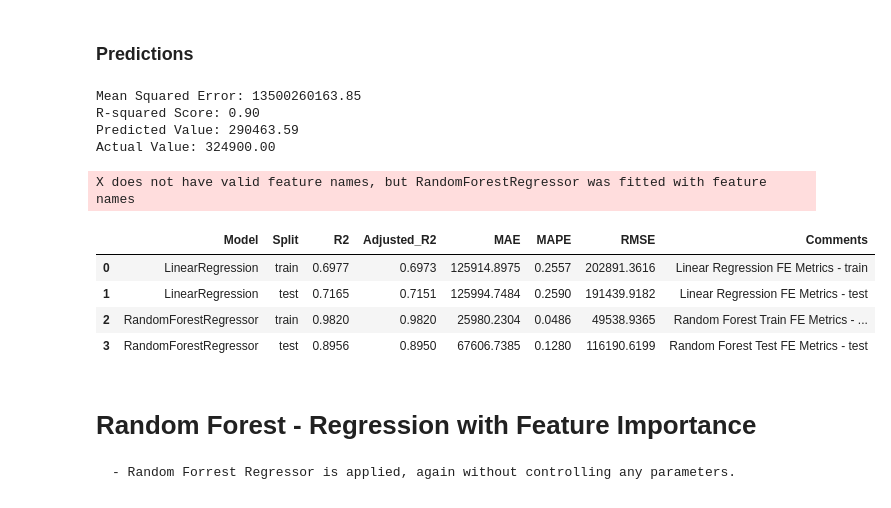
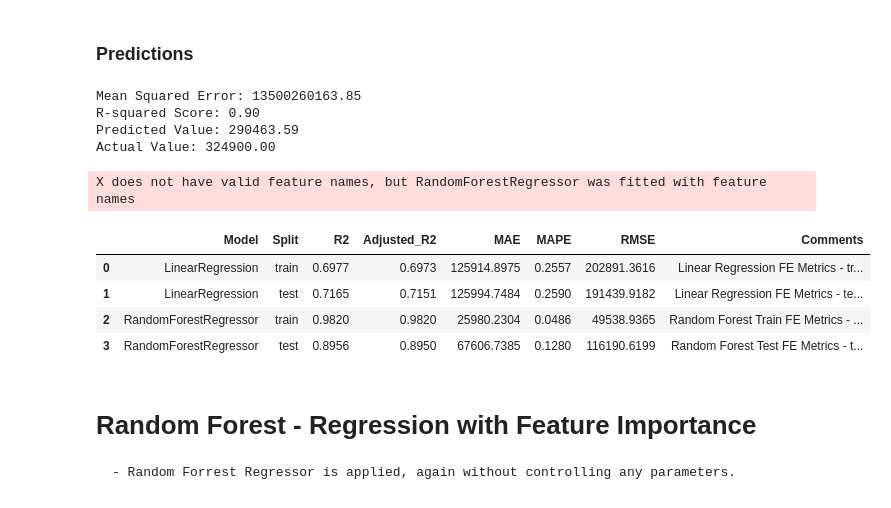
Before and after one commit to sheetansh/IronKaggle_DSML, a Jupyter notebook: Ironkaggle_FeatureEngineering.ipynb, the cells around one changed output. Cells and saved outputs as stored; diff of their text form; code cells hidden in the pictures.

```diff
--- a/Ironkaggle_FeatureEngineering.ipynb
+++ b/Ironkaggle_FeatureEngineering.ipynb
@@ -571,8 +571,8 @@ for feat, coef in feature_importance:
 
 metrics_df = create_metrics_df()
 
-metrics_df = add_new_metrics(metrics_df,LinReg, X_train, y_train, split="train", comments="Linear Regression FE Metrics - train")
-metrics_df = add_new_metrics(metrics_df,LinReg, X_test, y_test, split="test", comments="Linear Regression FE Metrics - test")
+metrics_df = add_new_metrics(metrics_df,LinReg, X_train, y_train, split="train", comments="Linear Regression FE Metrics - train - dropped features: date, id, yr_built, year_sold, month_sold")
+metrics_df = add_new_metrics(metrics_df,LinReg, X_test, y_test, split="test", comments="Linear Regression FE Metrics - test - dropped features: date, id, yr_built, year_sold, month_sold")
 
 metrics_df
 # %% [output]
@@ -636,34 +636,34 @@ RandomForestRegressor(n_estimators=110, random_state=13)
 # %%
 y_pred = rf_regressor.predict(X_test)
 
 mse = mean_squared_error(y_test, y_pred)
 r2 = r2_score(y_test, y_pred)
 
 print(f"Mean Squared Error: {mse:.2f}")
 print(f"R-squared Score: {r2:.2f}")
 
 single_data = X_test.iloc[0].values.reshape(1, -1)
 predicted_value = rf_regressor.predict(single_data)
 print(f"Predicted Value: {predicted_value[0]:.2f}")
 print(f"Actual Value: {y_test.iloc[0]:.2f}")
 
 
 
-metrics_df = add_new_metrics(metrics_df, rf_regressor, X_train, y_train, split="train", comments="Random Forest Train FE Metrics - train")
-metrics_df = add_new_metrics(metrics_df,rf_regressor, X_test, y_test, split="test", comments="Random Forest Test FE Metrics - test")
+metrics_df = add_new_metrics(metrics_df, rf_regressor, X_train, y_train, split="train", comments="Random Forest Train FE Metrics - train - dropped features: date, id, yr_built, year_sold, month_sold")
+metrics_df = add_new_metrics(metrics_df,rf_regressor, X_test, y_test, split="test", comments="Random Forest Test FE Metrics - test - dropped features: date, id, yr_built, year_sold, month_sold")
 
 metrics_df
 # %% [output]
 Mean Squared Error: 13500260163.85
 R-squared Score: 0.90
 Predicted Value: 290463.59
 Actual Value: 324900.00
 X does not have valid feature names, but RandomForestRegressor was fitted with feature names
 |  | Model | Split | R2 | Adjusted_R2 | MAE | MAPE | RMSE | Comments |
-| 0 | LinearRegression | train | 0.6977 | 0.6973 | 125914.8975 | 0.2557 | 202891.3616 | Linear Regression FE Metrics - train |
-| 1 | LinearRegression | test | 0.7165 | 0.7151 | 125994.7484 | 0.2590 | 191439.9182 | Linear Regression FE Metrics - test |
+| 0 | LinearRegression | train | 0.6977 | 0.6973 | 125914.8975 | 0.2557 | 202891.3616 | Linear Regression FE Metrics - tr... |
+| 1 | LinearRegression | test | 0.7165 | 0.7151 | 125994.7484 | 0.2590 | 191439.9182 | Linear Regression FE Metrics - te... |
 | 2 | RandomForestRegressor | train | 0.9820 | 0.9820 | 25980.2304 | 0.0486 | 49538.9365 | Random Forest Train FE Metrics - ... |
-| 3 | RandomForestRegressor | test | 0.8956 | 0.8950 | 67606.7385 | 0.1280 | 116190.6199 | Random Forest Test FE Metrics - test |
+| 3 | RandomForestRegressor | test | 0.8956 | 0.8950 | 67606.7385 | 0.1280 | 116190.6199 | Random Forest Test FE Metrics - t... |
 # %% [markdown]
 # Random Forest - Regression with Feature Importance
     - Random Forrest Regressor is applied, again without controlling any parameters.
```
Also changed, not shown: parts of 5 cells of this notebook, 1 other file.
